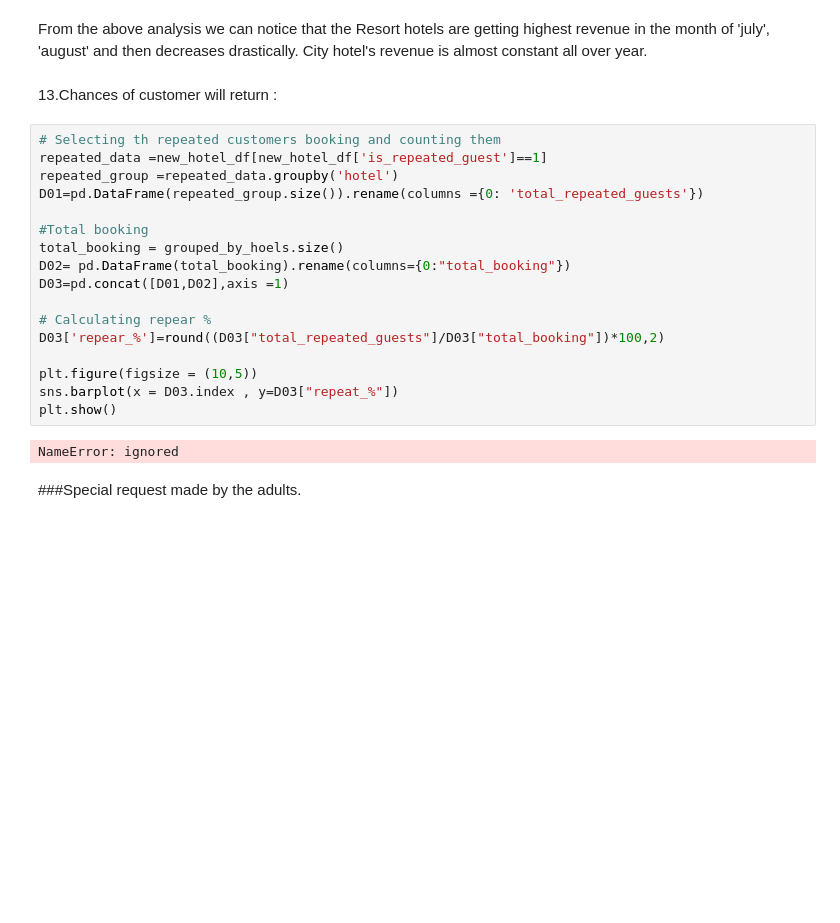
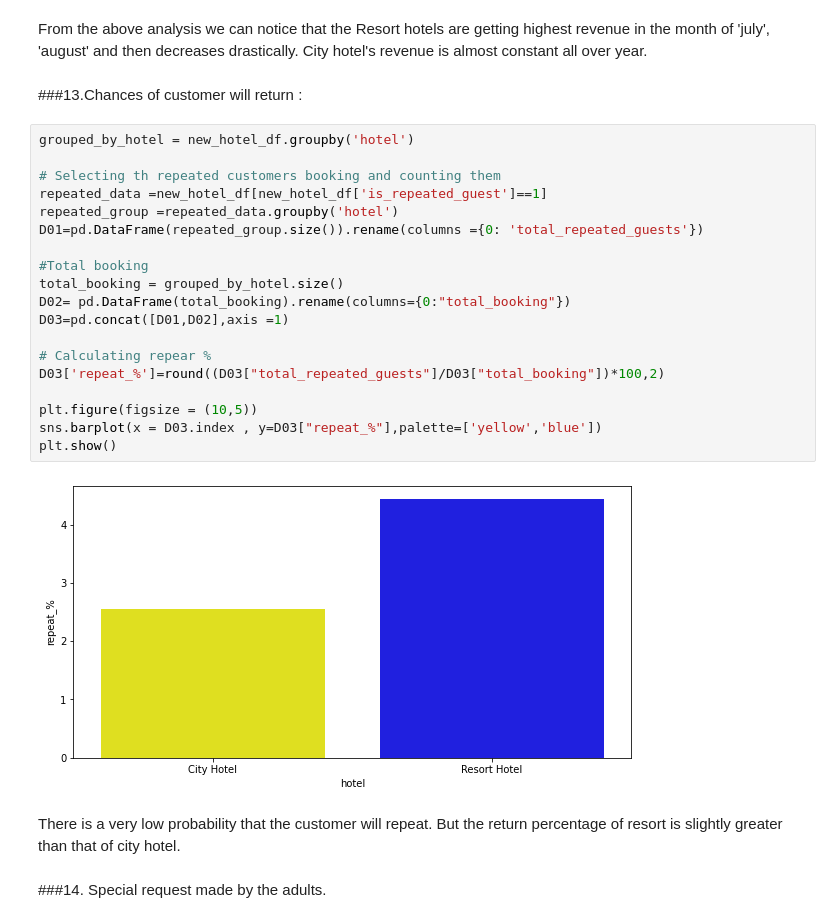
Before and after one commit to itsmesudhanshu/1-module-EDA-capstone, a Jupyter notebook: Hotel_Booking_Analysis_Capstone_Project.ipynb, the cells around one changed output. Saved outputs shown, nothing was run; the diff lists cells and outputs as text; blank space fills up the shorter version.

```diff
--- a/Hotel_Booking_Analysis_Capstone_Project.ipynb
+++ b/Hotel_Booking_Analysis_Capstone_Project.ipynb
@@ -659,28 +664,32 @@ sns.lineplot(x='arrival_date_month', y='revenue', hue='hotel', data= No_Null_chi
 # %% [markdown]
 From the above analysis we can notice that the Resort hotels are getting highest revenue in the month of 'july', 'august' and then decreases drastically. City hotel's revenue is almost constant all over year.
 # %% [markdown]
-13.Chances of customer will return :
+###13.Chances of customer will return :
 # %%
+grouped_by_hotel = new_hotel_df.groupby('hotel')
+
 # Selecting th repeated customers booking and counting them
 repeated_data =new_hotel_df[new_hotel_df['is_repeated_guest']==1]
 repeated_group =repeated_data.groupby('hotel')
 D01=pd.DataFrame(repeated_group.size()).rename(columns ={0: 'total_repeated_guests'})
 
 #Total booking
-total_booking = grouped_by_hoels.size()
+total_booking = grouped_by_hotel.size()
 D02= pd.DataFrame(total_booking).rename(columns={0:"total_booking"})
 D03=pd.concat([D01,D02],axis =1)
 
 # Calculating repear %
-D03['repear_%']=round((D03["total_repeated_guests"]/D03["total_booking"])*100,2)
+D03['repeat_%']=round((D03["total_repeated_guests"]/D03["total_booking"])*100,2)
 
 plt.figure(figsize = (10,5))
-sns.barplot(x = D03.index , y=D03["repeat_%"])
+sns.barplot(x = D03.index , y=D03["repeat_%"],palette=['yellow','blue'])
 plt.show()
 # %% [output]
-NameError: ignored
+[figure, added]
+# %% [markdown]
+There is a very low probability that the customer will repeat. But the return percentage of resort is slightly greater than that of city hotel.
 # %% [markdown]
-###Special request made by the adults.
+###14. Special request made by the adults.
 # %%
 sns.barplot(x="adults", y="total_of_special_requests",data= new_hotel_df)
 fig = plt.gcf()
```
Also changed, not shown: parts of 4 cells of this notebook.
